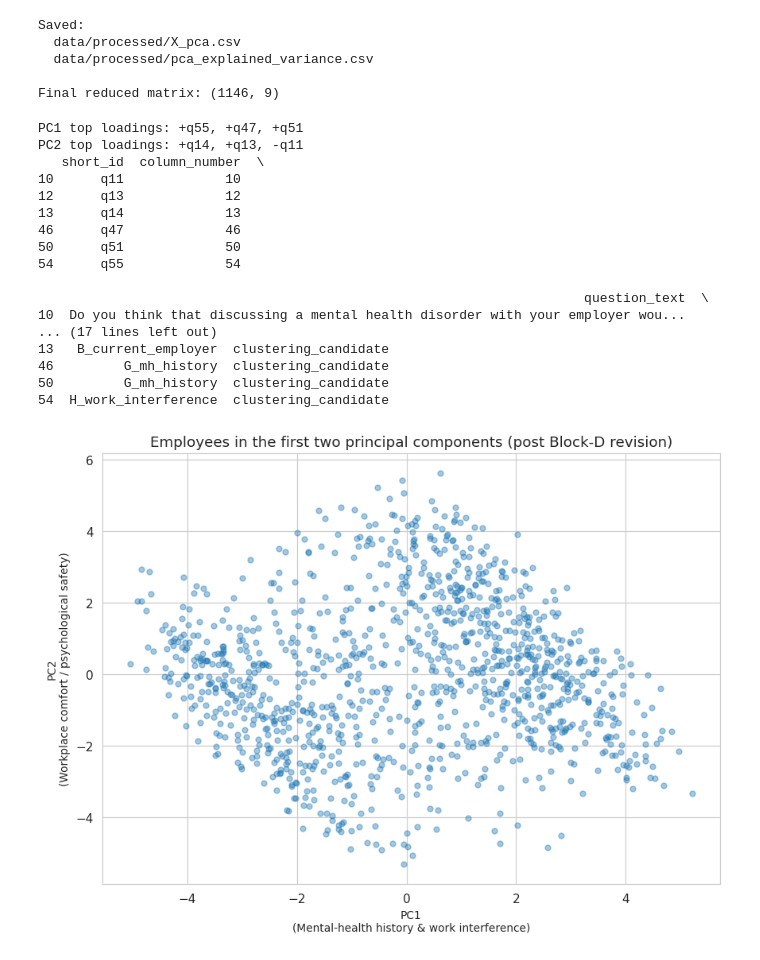
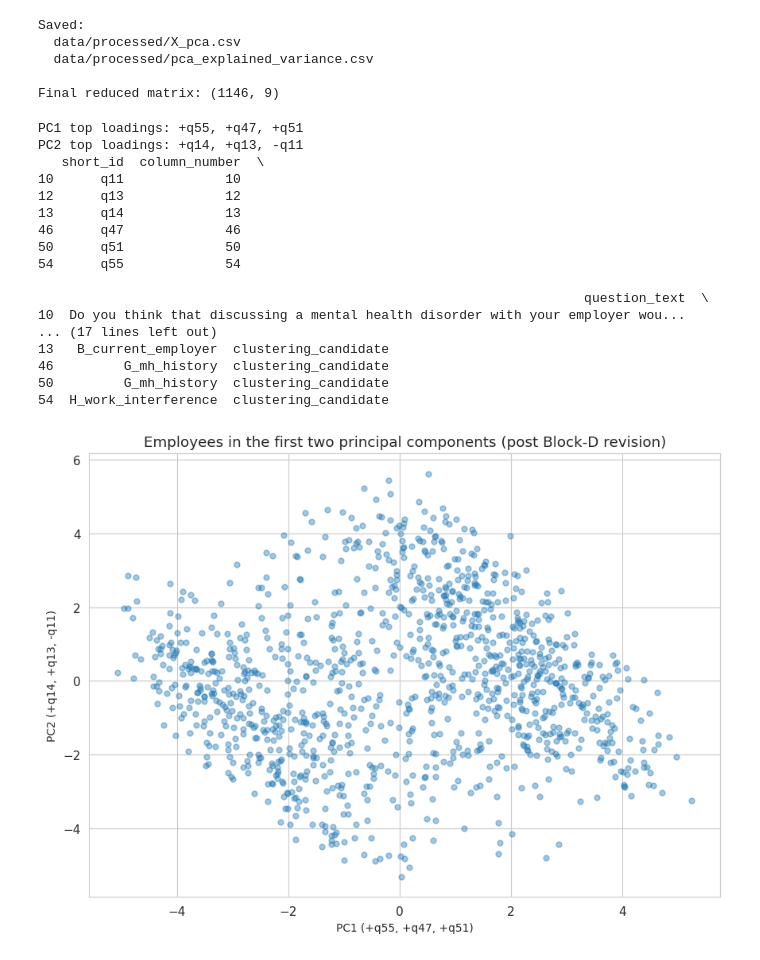
Before and after one commit to Massaquoi716/iu-unsupervisedML-caseStudy, a Jupyter notebook: notebooks/03_feature_engineering_dimensionality_reduction.ipynb, the cells around one changed output. Saved outputs shown, nothing was run; the diff lists cells and outputs as text; code cells hidden in the pictures.

```diff
--- a/notebooks/03_feature_engineering_dimensionality_reduction.ipynb
+++ b/notebooks/03_feature_engineering_dimensionality_reduction.ipynb
@@ -207,21 +262,20 @@ plt.show()
 [figure]
 # %%
 
-# Cell 7 — Define candidate PCA dimensionalities
+# Cell 7 — Evaluate candidate PCA dimensionalities
 #
-# The scree plot shows that:
-#   9 components retain 71.84% of the variance
-#   12 components retain 80.38% of the variance
+# The scree plot provides the overall variance-retention pattern.
+# Here we compare candidate component counts explicitly.
 #
-# Because PCA is being used as input to clustering, the final number
-# of components will be selected using both variance retention and
-# downstream clustering validation/stability.
+# The final component count will be selected using:
+#   1. cumulative explained variance, and
+#   2. downstream clustering validation/stability.
 #
-# Therefore, 9–12 components are retained as candidate dimensionalities.
+# This avoids choosing the component count from explained variance alone.
 
-candidate_components = [9, 10, 11, 12]
+candidate_components = [8, 9, 10, 11, 12]
 
-print("Candidate PCA dimensionalities:")
+component_selection = []
 
 for k in candidate_components:
     pca_k = PCA(n_components=k, random_state=42)
@@ -229,9 +283,14 @@ for k in candidate_components:
 
     cumulative_k = pca_k.explained_variance_ratio_.sum()
 
-    print(
-        f"{k:2d} components: "
-        f"{cumulative_k * 100:.2f}% cumulative explained variance"
-    )
+    component_selection.append({
+        'Components': k,
+        'Cumulative variance (%)': cumulative_k * 100
+    })
+
+component_selection_df = pd.DataFrame(component_selection)
+
+print("Candidate PCA dimensionalities:")
+display(component_selection_df.round(2))
 # %% [output]
 Candidate PCA dimensionalities:
@@ -323,10 +673,6 @@ Saved:
 Final reduced matrix: (1146, 9)
 # %%
 # Cell 10 — 2-D scatter of the first two principal components
-# Axis labels are derived from the top loadings of PC1/PC2 in the
-# *revised* (post-Block-D) PCA, so they can't silently go stale again
-# if the feature set changes.
-
 def top_loading_label(pc_name, loadings_df, n=3):
     top = loadings_df[pc_name].abs().sort_values(ascending=False).head(n)
     parts = []
@@ -348,33 +694,36 @@ pc2_label = top_loading_label('PC2', loadings_final)
 print(f"PC1 top loadings: {pc1_label}")
 print(f"PC2 top loadings: {pc2_label}")
 
 codes_of_interest = ['q55', 'q47', 'q51', 'q14', 'q13', 'q11']
 print(mapping[mapping['short_id'].isin(codes_of_interest)])
 
 fig, ax = plt.subplots(figsize=(8, 6))
 ax.scatter(X_pca_df['PC1'], X_pca_df['PC2'], alpha=0.4, s=20)
-ax.set_xlabel('PC1\n(Mental-health history & work interference)', fontsize=9)
-ax.set_ylabel('PC2\n(Workplace comfort / psychological safety)', fontsize=9)
+
+# Dynamically set axis labels using the calculated top loadings
+ax.set_xlabel(f'PC1 ({pc1_label})', fontsize=9)
+ax.set_ylabel(f'PC2 ({pc2_label})', fontsize=9)
+
 ax.set_title('Employees in the first two principal components (post Block-D revision)')
 plt.tight_layout()
 plt.savefig(FIGDIR / 'pca_2d_scatter.png', bbox_inches='tight')
 plt.show()
 # %% [output]
 PC1 top loadings: +q55, +q47, +q51
 PC2 top loadings: +q14, +q13, -q11
    short_id  column_number  \
 10      q11             10
 12      q13             12
 13      q14             13
 46      q47             46
 50      q51             50
 54      q55             54
 
                                                                       question_text  \
 10  Do you think that discussing a mental health disorder with your employer wou...
 ... (17 lines left out)
 13   B_current_employer  clustering_candidate
 46         G_mh_history  clustering_candidate
 50         G_mh_history  clustering_candidate
 54  H_work_interference  clustering_candidate
-[figure, old version]
+[figure, new version]
```
Also changed, not shown: parts of 9 cells of this notebook, 4 other files.
